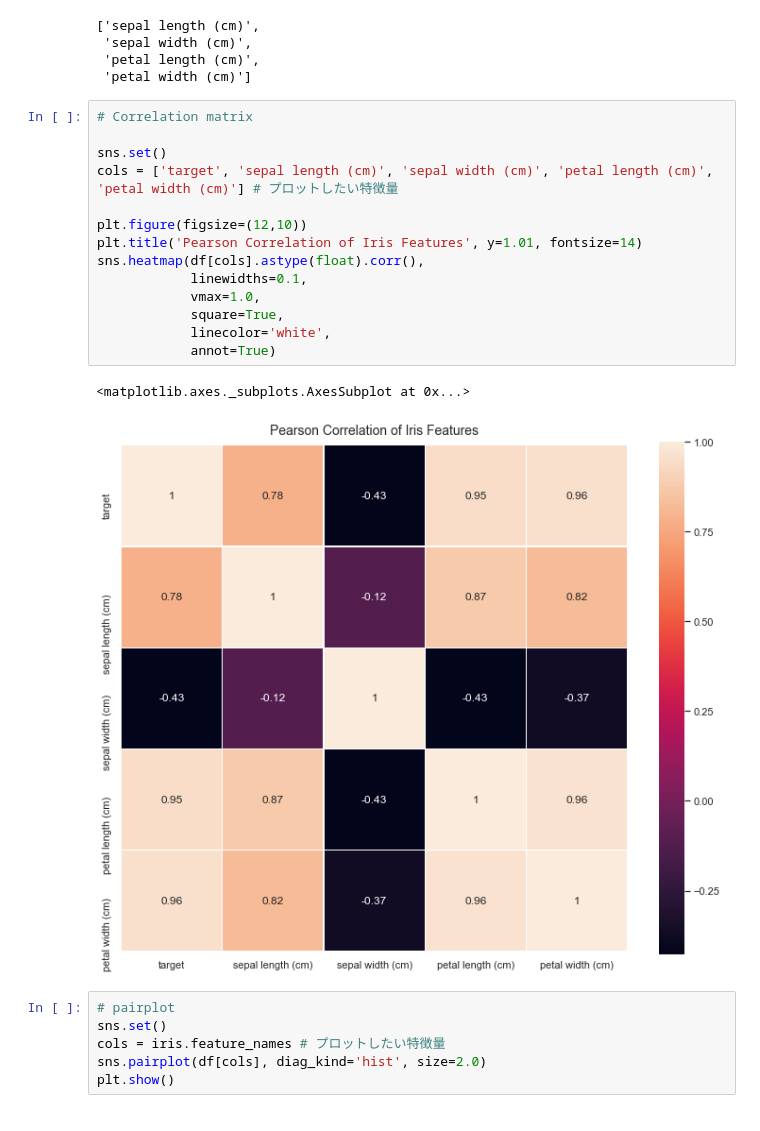
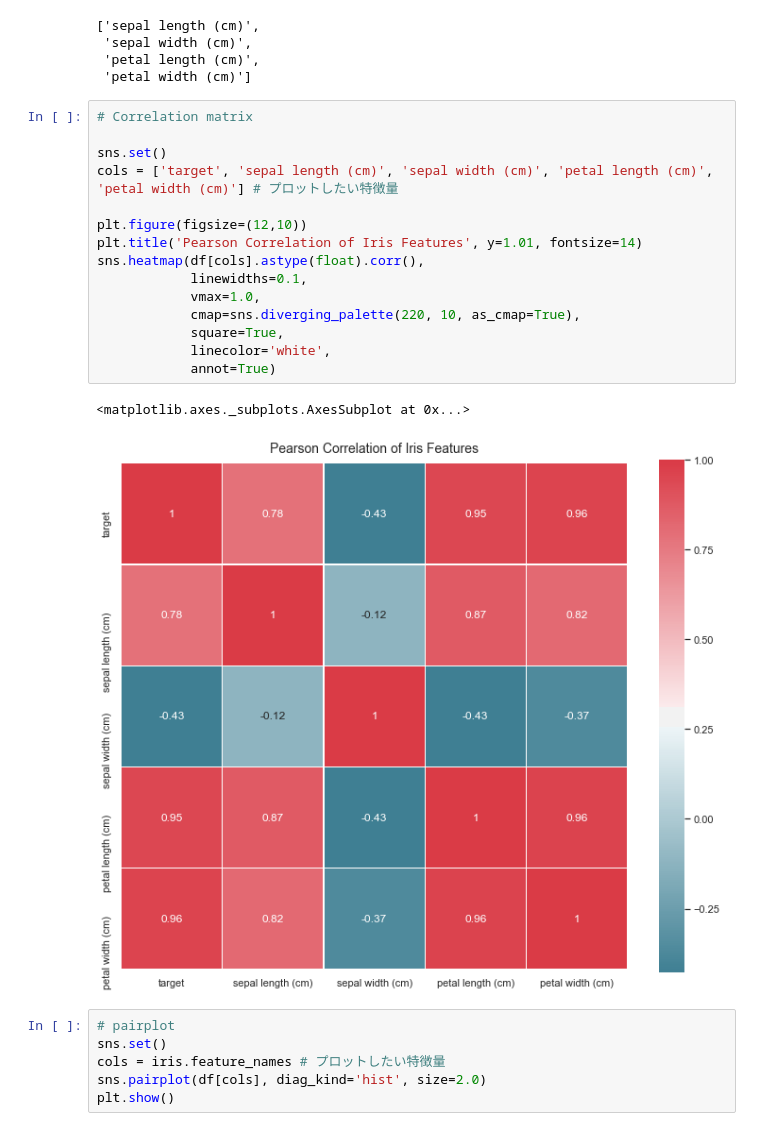
Before and after one commit to yumaloop/sklearn-notebooks, a Jupyter notebook: classification/randomforest-iris-v1.ipynb, the cells around one changed output. Drawn from its saved outputs; the diff is of its cells as text.

```diff
--- a/classification/randomforest-v1.ipynb
+++ b/classification/randomforest-iris-v1.ipynb
@@ -128,20 +128,21 @@ iris.feature_names
 # %%
 # Correlation matrix
 
 sns.set()
 cols = ['target', 'sepal length (cm)', 'sepal width (cm)', 'petal length (cm)', 'petal width (cm)'] # プロットしたい特徴量
 
 plt.figure(figsize=(12,10))
 plt.title('Pearson Correlation of Iris Features', y=1.01, fontsize=14)
 sns.heatmap(df[cols].astype(float).corr(),
             linewidths=0.1,
             vmax=1.0,
+            cmap=sns.diverging_palette(220, 10, as_cmap=True),
             square=True,
             linecolor='white',
             annot=True)
 # %% [output]
 <matplotlib.axes._subplots.AxesSubplot at 0x...>
-[figure, old version]
+[figure, new version]
 # %%
 # pairplot
 sns.set()
```
Also changed, not shown: 1 other file.
